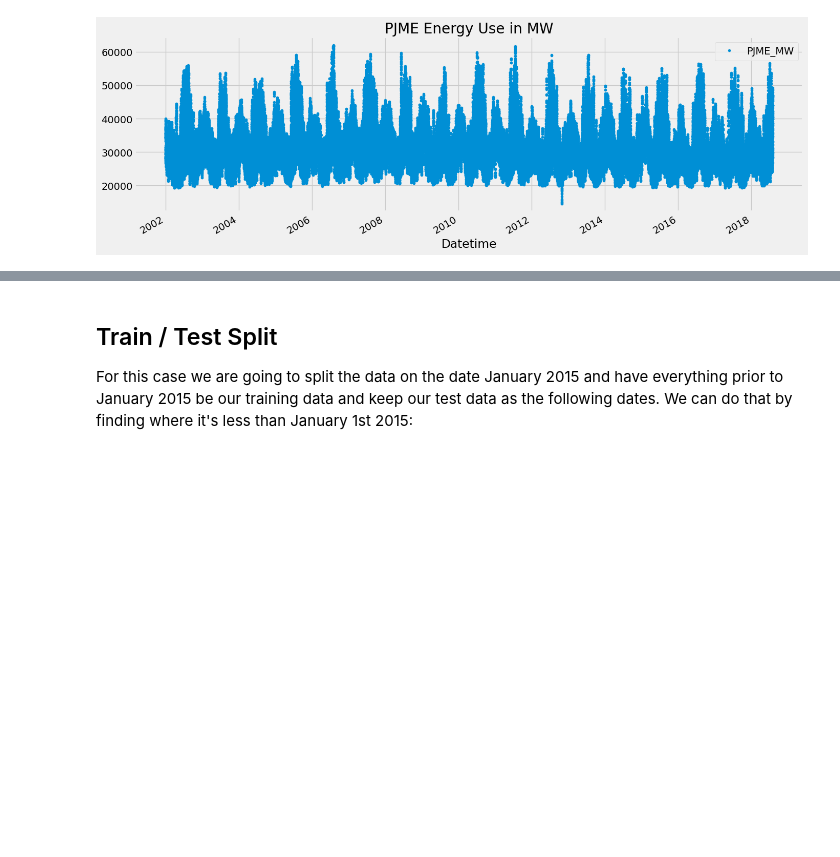
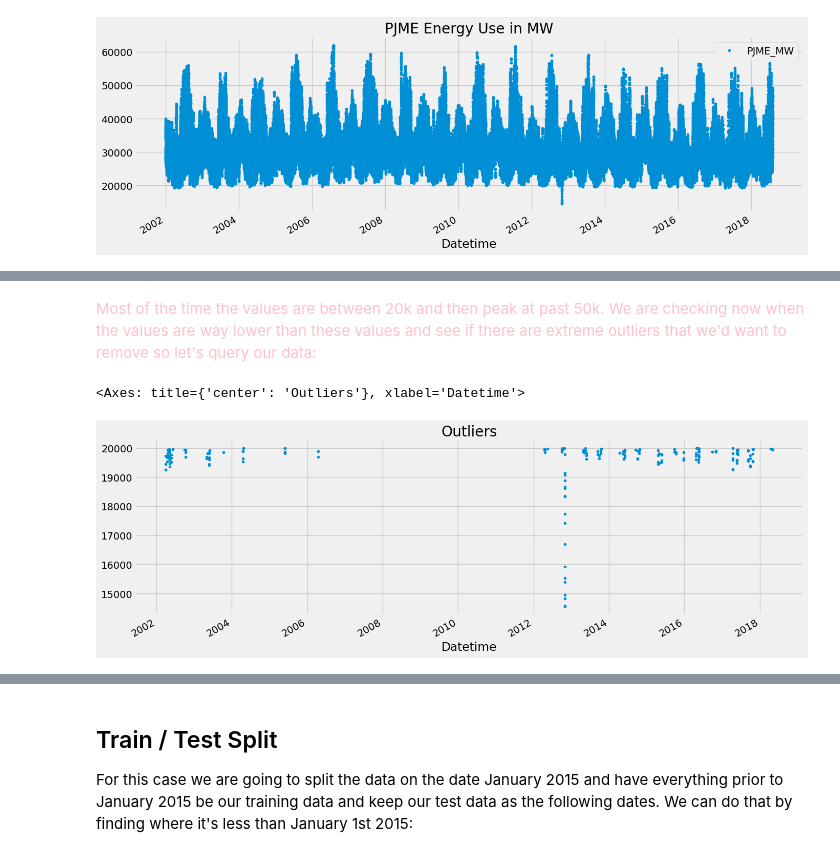
Before and after one commit to dorianDraper/Time-Series-projects, a Jupyter notebook: src/pt1_energy_consumption_project.ipynb, the cells around one changed output, grey strips where cells are left out. Saved outputs shown, nothing was run; the diff lists cells and outputs as text; code cells hidden in the pictures; blank space fills up the shorter version.

```diff
--- a/src/energy_consumption_project.ipynb
+++ b/src/pt1_energy_consumption_project.ipynb
@@ -47,0 +57,11 @@ plt.show()
+# %% [markdown]
+<p style="color: pink">Most of the time the values are between 20k and then peak at past 50k. We are checking now when the values are way lower than these values and see if there are extreme outliers that we'd want to remove so let's query our data:</p>
+# %%
+df.query('PJME_MW < 20_000')['PJME_MW'] \
+    .plot(style='.',
+          figsize=(15, 5),
+          color=color_pal[0],
+          title='Outliers')
+# %% [output]
+<Axes: title={'center': 'Outliers'}, xlabel='Datetime'>
+[figure, added]
```
Also changed, not shown: parts of 7 cells of this notebook, 1 other file.
